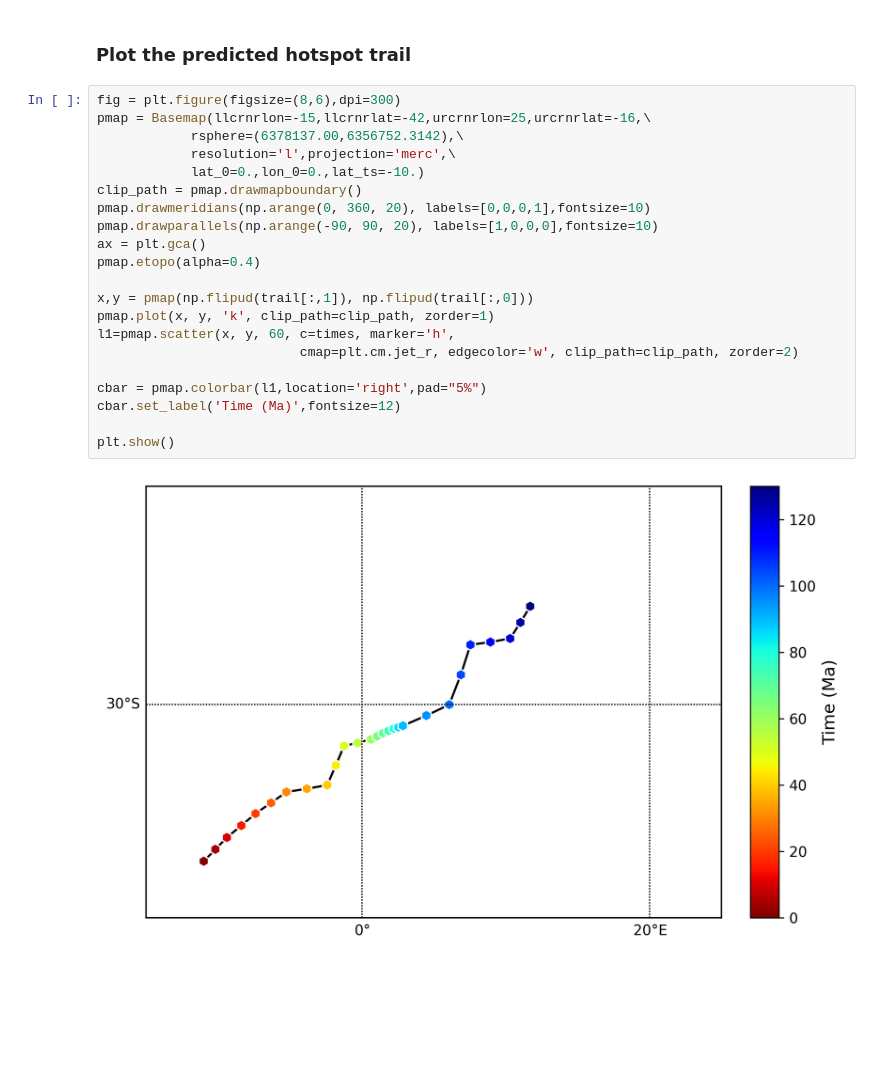
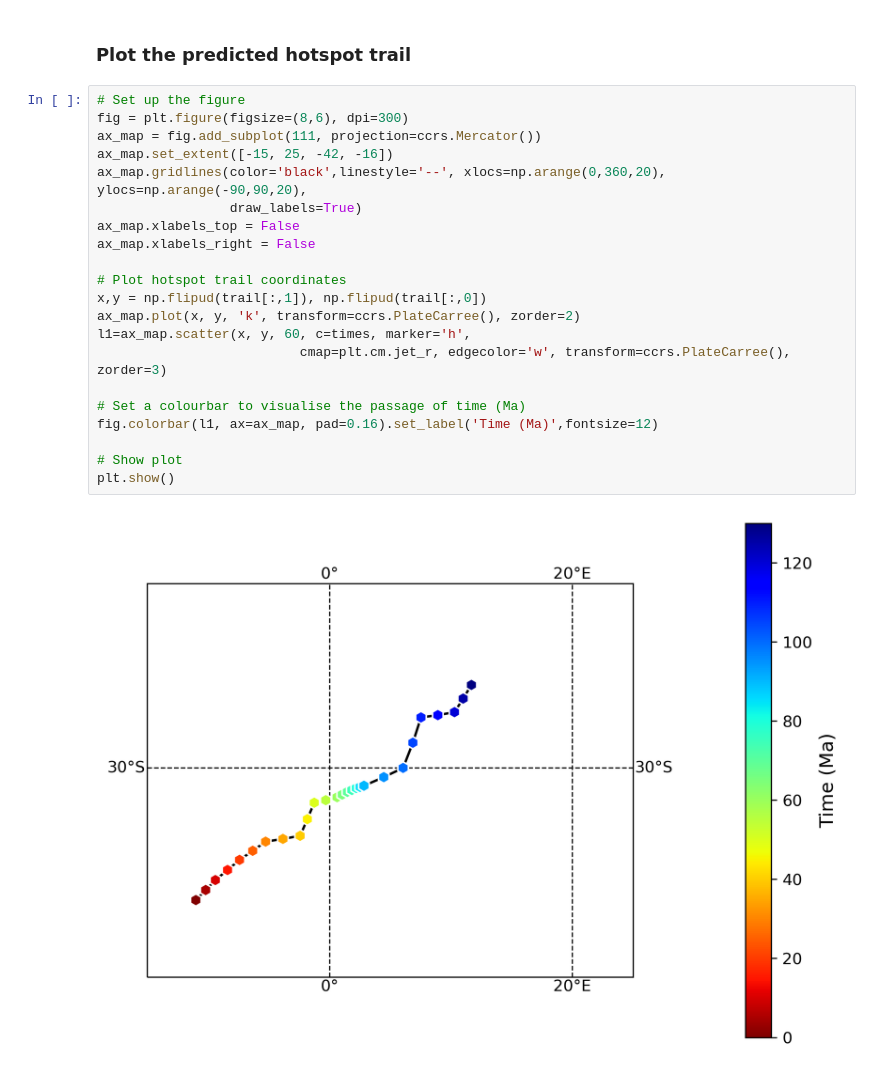
Before and after one commit to GPlates/pygplates-tutorials, a Jupyter notebook: notebooks/pygplates-Motion-Paths.ipynb, the cells around one changed output. Cells and saved outputs as stored; diff of their text form; blank space fills up the shorter version.

```diff
--- a/notebooks/pygplates-Motion-Paths.ipynb
+++ b/notebooks/pygplates-Motion-Paths.ipynb
@@ -205,25 +217,25 @@ for reconstructed_motion_path in reconstructed_motion_paths:
 # %% [markdown]
 ### Plot the predicted hotspot trail
 # %%
-fig = plt.figure(figsize=(8,6),dpi=300)
-pmap = Basemap(llcrnrlon=-15,llcrnrlat=-42,urcrnrlon=25,urcrnrlat=-16,\
-            rsphere=(6378137.00,6356752.3142),\
-            resolution='l',projection='merc',\
-            lat_0=0.,lon_0=0.,lat_ts=-10.)
-clip_path = pmap.drawmapboundary()
-pmap.drawmeridians(np.arange(0, 360, 20), labels=[0,0,0,1],fontsize=10)
-pmap.drawparallels(np.arange(-90, 90, 20), labels=[1,0,0,0],fontsize=10)
-ax = plt.gca()
-pmap.etopo(alpha=0.4)
+# Set up the figure
+fig = plt.figure(figsize=(8,6), dpi=300)
+ax_map = fig.add_subplot(111, projection=ccrs.Mercator())
+ax_map.set_extent([-15, 25, -42, -16])
+ax_map.gridlines(color='black',linestyle='--', xlocs=np.arange(0,360,20), ylocs=np.arange(-90,90,20),
+                 draw_labels=True)
+ax_map.xlabels_top = False
+ax_map.xlabels_right = False
 
-x,y = pmap(np.flipud(trail[:,1]), np.flipud(trail[:,0]))
-pmap.plot(x, y, 'k', clip_path=clip_path, zorder=1)
-l1=pmap.scatter(x, y, 60, c=times, marker='h',
-                          cmap=plt.cm.jet_r, edgecolor='w', clip_path=clip_path, zorder=2)
+# Plot hotspot trail coordinates
+x,y = np.flipud(trail[:,1]), np.flipud(trail[:,0])
+ax_map.plot(x, y, 'k', transform=ccrs.PlateCarree(), zorder=2)
+l1=ax_map.scatter(x, y, 60, c=times, marker='h',
+                          cmap=plt.cm.jet_r, edgecolor='w', transform=ccrs.PlateCarree(), zorder=3)
 
-cbar = pmap.colorbar(l1,location='right',pad="5%")
-cbar.set_label('Time (Ma)',fontsize=12)
+# Set a colourbar to visualise the passage of time (Ma)
+fig.colorbar(l1, ax=ax_map, pad=0.16).set_label('Time (Ma)',fontsize=12)
 
+# Show plot
 plt.show()
 # %% [output]
-[figure, old version]
+[figure, new version]
```
Also changed, not shown: parts of 1 cell of this notebook.
